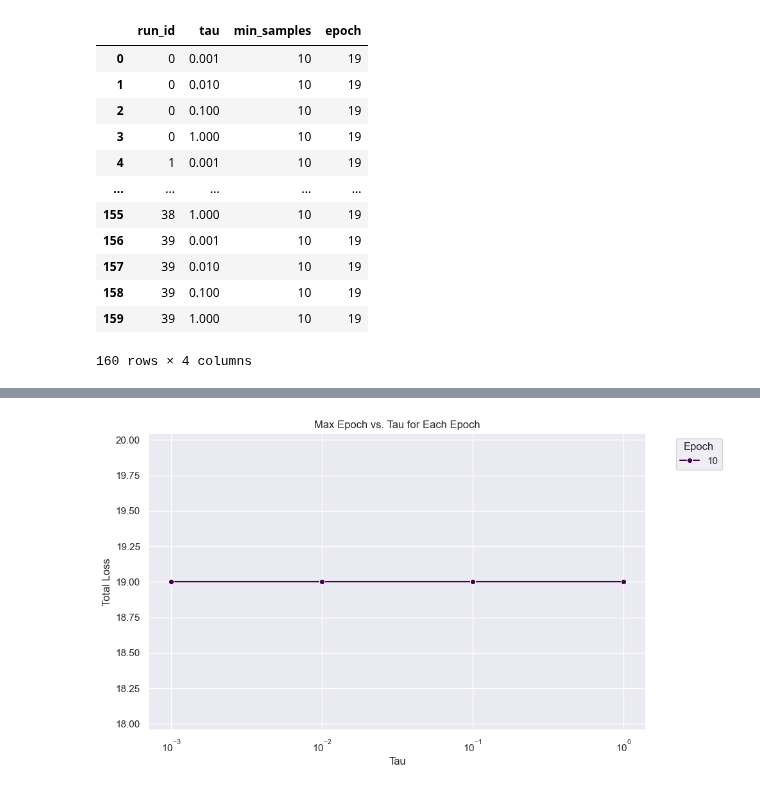
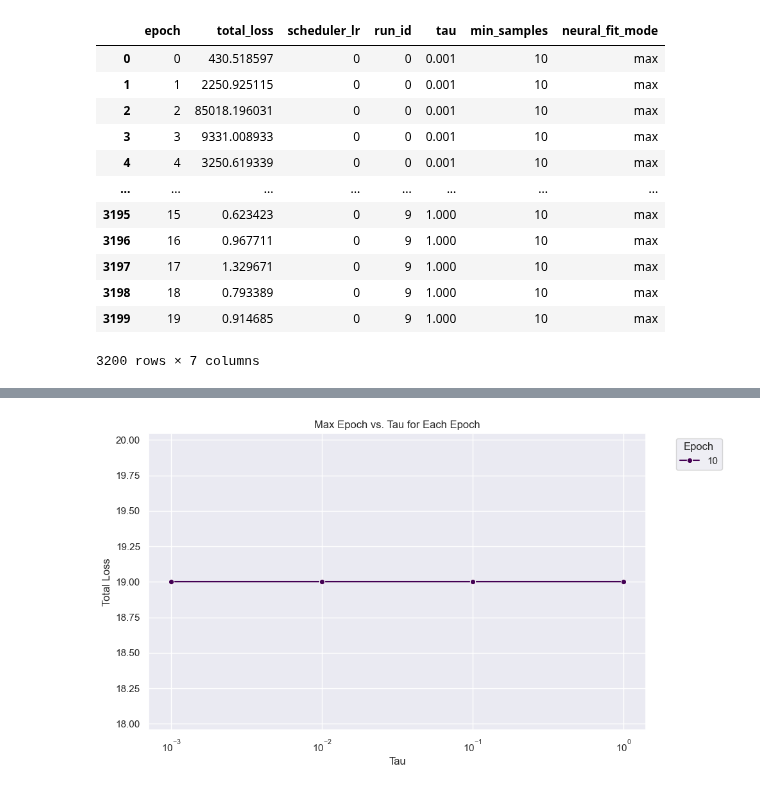
Before and after one commit to mariusdgm/phd-research, a Jupyter notebook: experiments/experiment_distributions/analyze_results.ipynb, the cells around one changed output, grey strips where cells are left out. Saved outputs shown, nothing was run; the diff lists cells and outputs as text; code cells hidden in the pictures.

```diff
--- a/experiments/experiment_distributions/analyze_results.ipynb
+++ b/experiments/experiment_distributions/analyze_results.ipynb
@@ -38,51 +46,45 @@ def collect_experiment_data(root_dir):
                 # Path to the current file
                 file_path = os.path.join(subdir, file)
                 # Read the loss record CSV file
                 df = pd.read_csv(file_path)
 
                 # Load the corresponding cfg.yaml file to get parameters
                 cfg_path = os.path.join(subdir, "cfg.yaml")
                 with open(cfg_path, "r") as cfg_file:
                     cfg_data = yaml.safe_load(cfg_file)
 
                 # Extract needed parameters
                 run_id = cfg_data.get("run_id")
                 tau = cfg_data["tau"]
                 min_samples = cfg_data["min_samples"]
+                neural_fit_mode = cfg_data["neural_fit_mode"]
 
                 # Add parameters as new columns to the DataFrame
                 df["run_id"] = run_id
                 df["tau"] = tau
                 df["min_samples"] = min_samples
+                df["neural_fit_mode"] = neural_fit_mode
 
                 # Append to the list of all data
                 all_data.append(df)
 
     # Concatenate all data into a single DataFrame
     return pd.concat(all_data, ignore_index=True)
 
 
 combined_data = collect_experiment_data(root_dir)
 combined_data
-
-aggregated_df = (
-    combined_data.groupby(["run_id", "tau", "min_samples"])
-    .agg({"epoch": "max"})
-    .reset_index()
-)
-
-aggregated_df
 # %% [output]
-|  | run_id | tau | min_samples | epoch |
-| 0 | 0 | 0.001 | 10 | 19 |
-| 1 | 0 | 0.010 | 10 | 19 |
-| 2 | 0 | 0.100 | 10 | 19 |
-| 3 | 0 | 1.000 | 10 | 19 |
-| 4 | 1 | 0.001 | 10 | 19 |
-| ... | ... | ... | ... | ... |
-| 155 | 38 | 1.000 | 10 | 19 |
-| 156 | 39 | 0.001 | 10 | 19 |
-| 157 | 39 | 0.010 | 10 | 19 |
-| 158 | 39 | 0.100 | 10 | 19 |
-| 159 | 39 | 1.000 | 10 | 19 |
+|  | epoch | total_loss | scheduler_lr | run_id | tau | min_samples | neural_fit_mode |
+| 0 | 0 | 430.518597 | 0 | 0 | 0.001 | 10 | max |
+| 1 | 1 | 2250.925115 | 0 | 0 | 0.001 | 10 | max |
+| 2 | 2 | 85018.196031 | 0 | 0 | 0.001 | 10 | max |
+| 3 | 3 | 9331.008933 | 0 | 0 | 0.001 | 10 | max |
+| 4 | 4 | 3250.619339 | 0 | 0 | 0.001 | 10 | max |
+| ... | ... | ... | ... | ... | ... | ... | ... |
+| 3195 | 15 | 0.623423 | 0 | 9 | 1.000 | 10 | max |
+| 3196 | 16 | 0.967711 | 0 | 9 | 1.000 | 10 | max |
+| 3197 | 17 | 1.329671 | 0 | 9 | 1.000 | 10 | max |
+| 3198 | 18 | 0.793389 | 0 | 9 | 1.000 | 10 | max |
+| 3199 | 19 | 0.914685 | 0 | 9 | 1.000 | 10 | max |
-160 rows × 4 columns
+3200 rows × 7 columns
```
Also changed, not shown: parts of 6 cells of this notebook, 3 other files.
